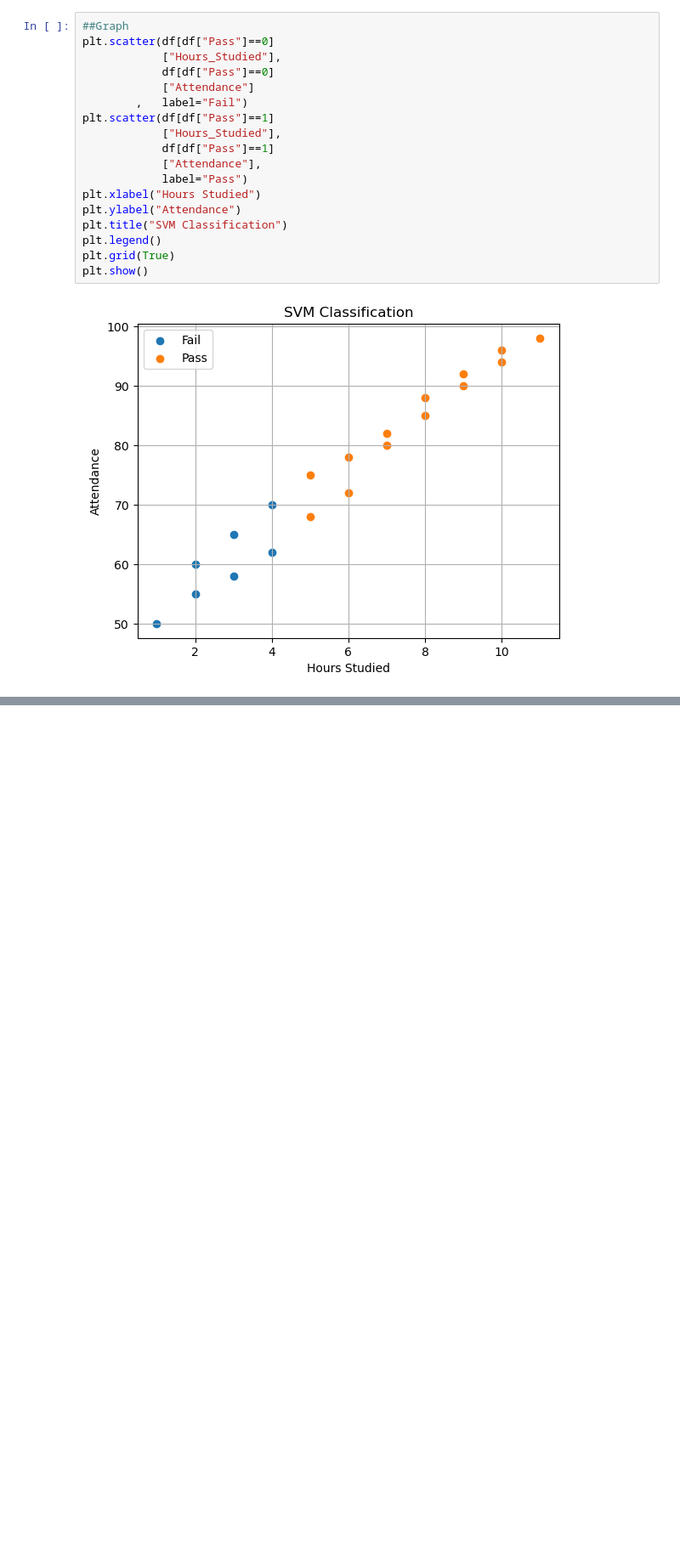
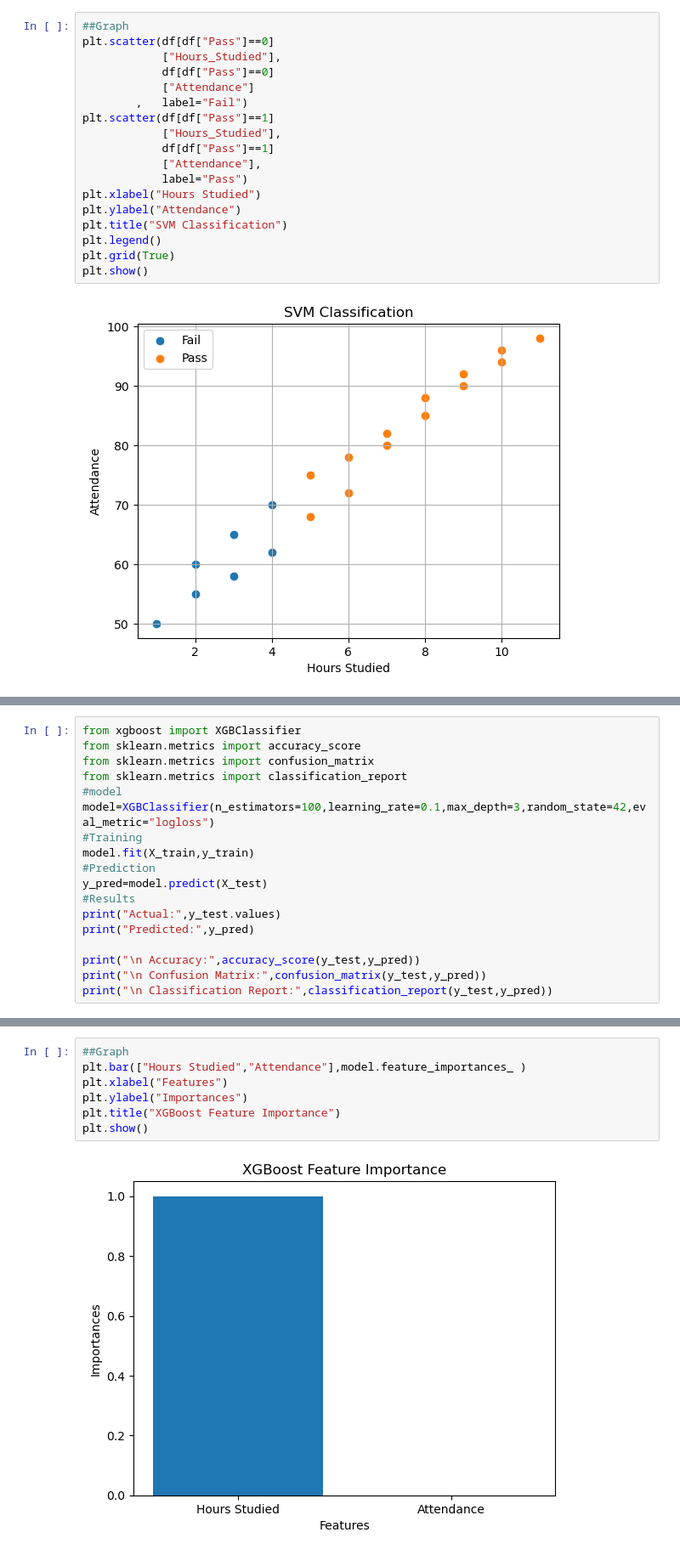
Before and after one commit to saikirangaddamidi70-eng/Machine_Learning_Practice, a Jupyter notebook: Classifications.ipynb, the cells around one changed output, grey strips where cells are left out. Shown at 85% size. Drawn from its saved outputs; the diff is of its cells as text; blank space fills up the shorter version.

```diff
--- a/Classifications.ipynb
+++ b/Classifications.ipynb
@@ -361,0 +496,18 @@ plt.show()
+# %%
+from xgboost import XGBClassifier
+from sklearn.metrics import accuracy_score
+from sklearn.metrics import confusion_matrix
+from sklearn.metrics import classification_report
+#model
+model=XGBClassifier(n_estimators=100,learning_rate=0.1,max_depth=3,random_state=42,eval_metric="logloss")
+#Training
+model.fit(X_train,y_train)
+#Prediction
+y_pred=model.predict(X_test)
+#Results
+print("Actual:",y_test.values)
+print("Predicted:",y_pred)
+
+print("\n Accuracy:",accuracy_score(y_test,y_pred))
+print("\n Confusion Matrix:",confusion_matrix(y_test,y_pred))
+print("\n Classification Report:",classification_report(y_test,y_pred))
@@ -361,0 +531,9 @@ plt.show()
+# %%
+##Graph
+plt.bar(["Hours Studied","Attendance"],model.feature_importances_ )
+plt.xlabel("Features")
+plt.ylabel("Importances")
+plt.title("XGBoost Feature Importance")
+plt.show()
+# %% [output]
+[figure, added]
```
Also changed, not shown: parts of 9 cells of this notebook.
